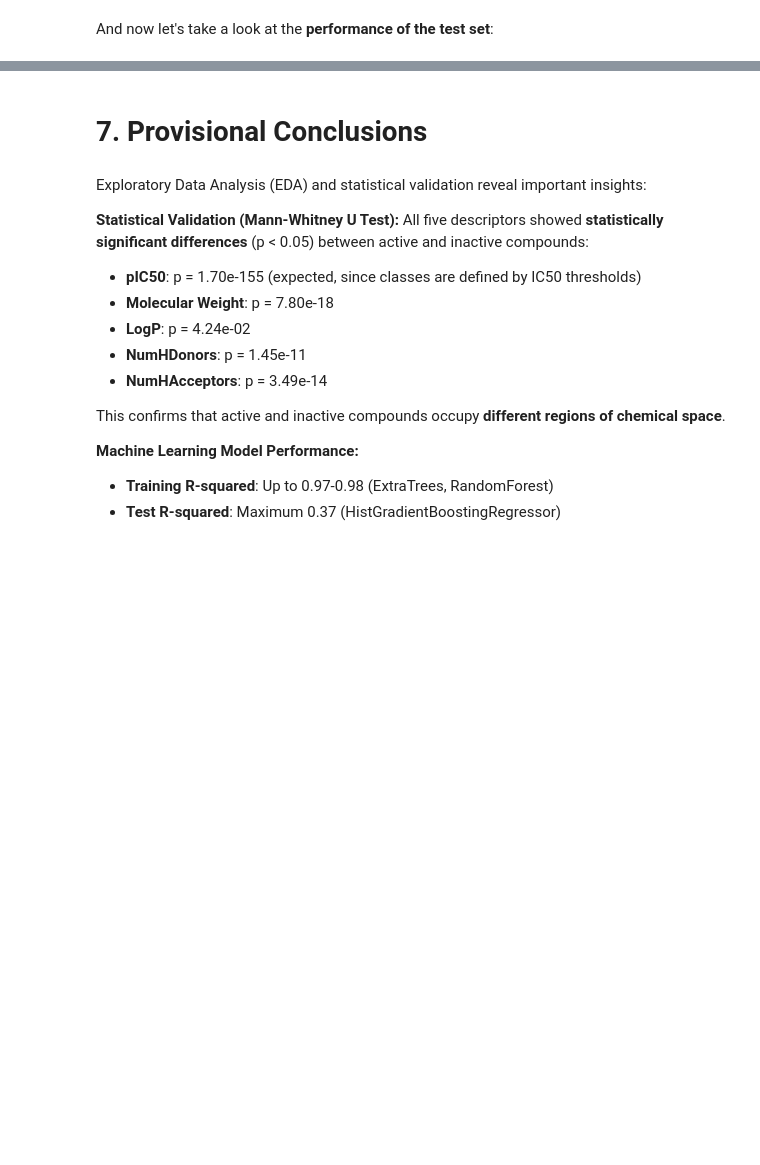
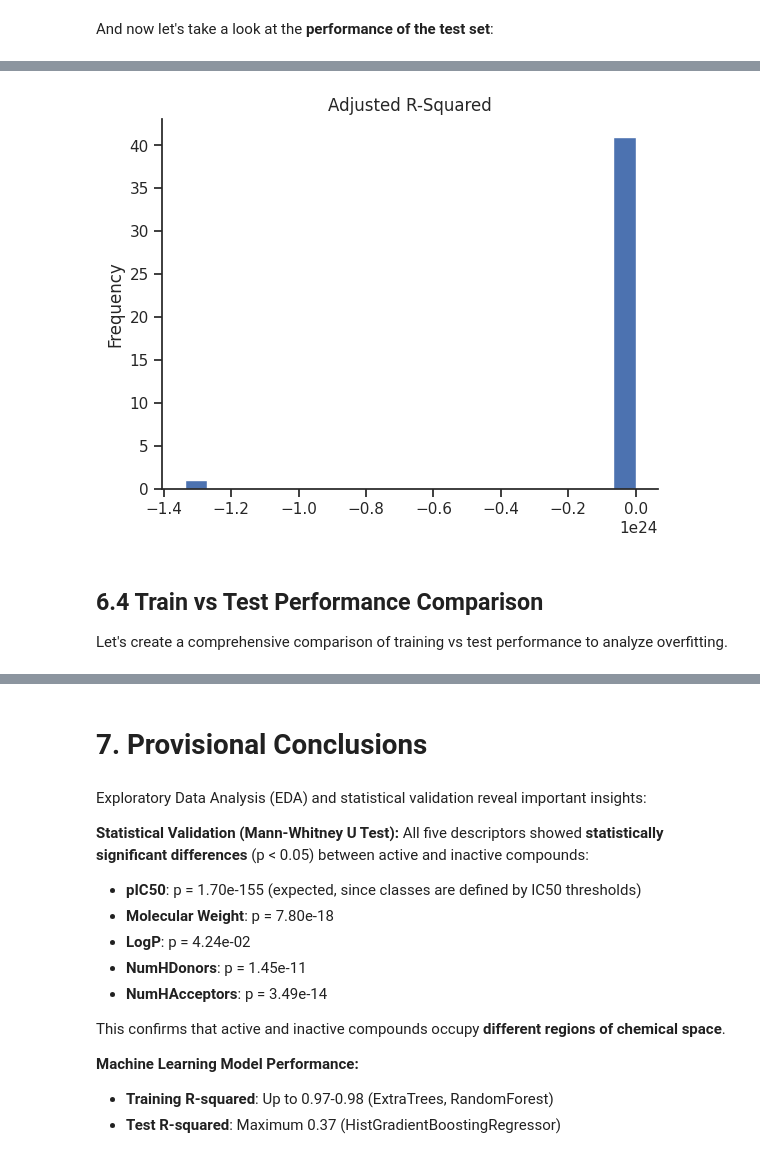
Before and after one commit to sailikhithk/alzheimers-drug-discovery-demo, a Jupyter notebook: ml_for_alzheimer_s_drug_discovery.ipynb, the cells around one changed output, grey strips where cells are left out. Saved outputs shown, nothing was run; the diff lists cells and outputs as text; code cells hidden in the pictures; blank space fills up the shorter version.

```diff
--- a/ml_for_alzheimer_s_drug_discovery.ipynb
+++ b/ml_for_alzheimer_s_drug_discovery.ipynb
@@ -1114,0 +1185,10 @@ predictions_test
+# %%
+from matplotlib import pyplot as plt
+models_test['Adjusted R-Squared'].plot(kind='hist', bins=20, title='Adjusted R-Squared')
+plt.gca().spines[['top', 'right',]].set_visible(False)
+# %% [output]
+[figure, added]
+# %% [markdown]
+## 6.4 Train vs Test Performance Comparison
+
+Let's create a comprehensive comparison of training vs test performance to analyze overfitting.
```
Also changed, not shown: parts of 12 cells of this notebook, 10 other files.
